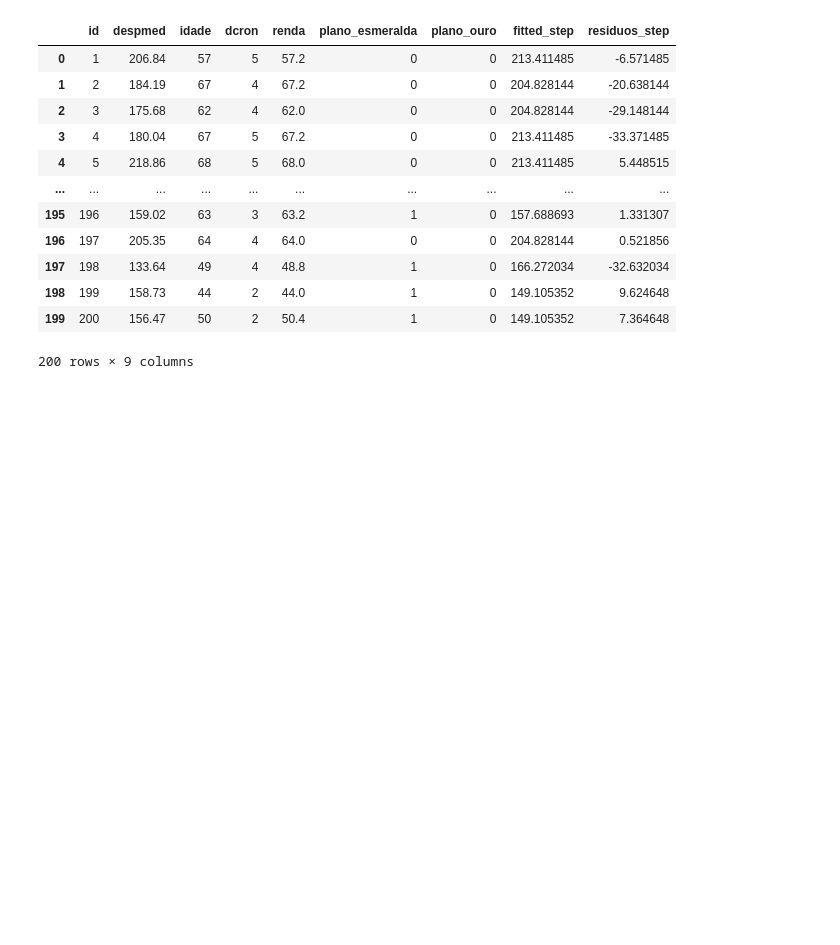
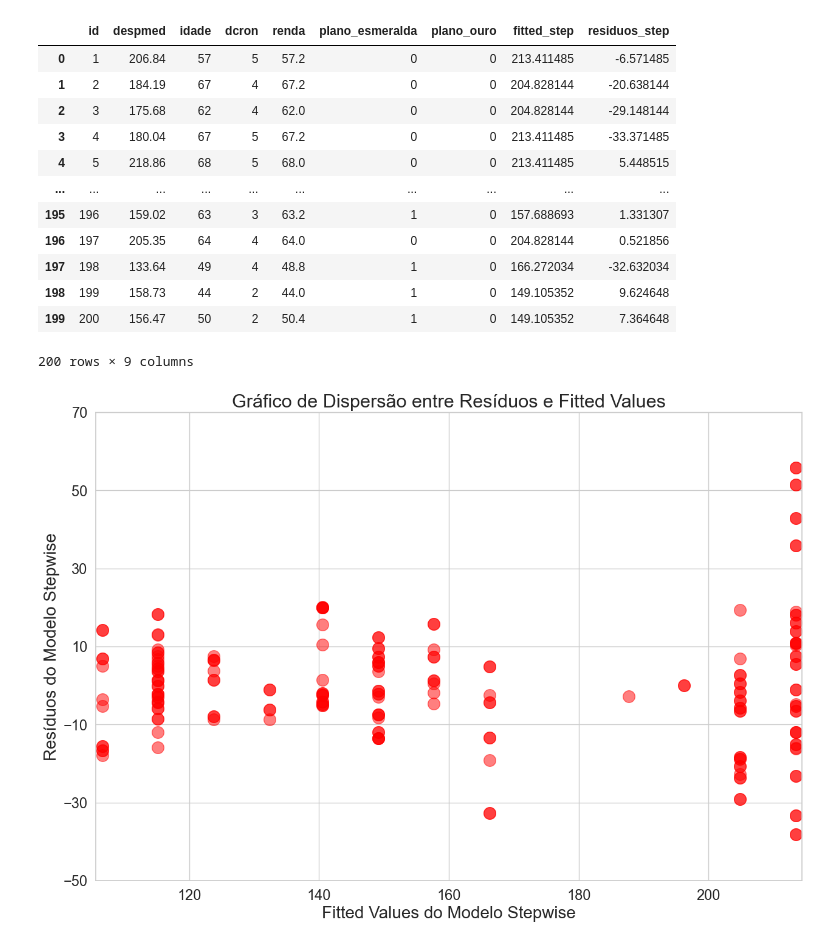
Before and after one commit to DavideDaSilva/Data-Science, a Jupyter notebook: Supervised Machine Learning/Análise de Regressao Simples e Multipla/Regressao Nao Linear Multipla Com Dummies - Plano de Saude/PlanoDeSaude.ipynb, the cells around one changed output. Cells and saved outputs as stored; diff of their text form; code cells hidden in the pictures; blank space fills up the shorter version.

Commit message:
#11-Gráfico que relaciona resíduos e fitted values do 'modelo_step_planosaude'

```diff
--- a/Supervised Machine Learning/Análise de Regressao Simples e Multipla/Regressao Nao Linear Multipla Com Dummies - Plano de Saude/PlanoDeSaude.ipynb
+++ b/Supervised Machine Learning/Análise de Regressao Simples e Multipla/Regressao Nao Linear Multipla Com Dummies - Plano de Saude/PlanoDeSaude.ipynb
@@ -341,3 +341,21 @@ df_planosaude_dummies
 | 198 | 199 | 158.73 | 44 | 2 | 44.0 | 1 | 0 | 149.105352 | 9.624648 |
 | 199 | 200 | 156.47 | 50 | 2 | 50.4 | 1 | 0 | 149.105352 | 7.364648 |
 200 rows × 9 columns
+# %%
+# Gráfico que relaciona resíduos e fitted values do 'modelo_step_planosaude'
+
+plt.figure(figsize=(15,10))
+sns.regplot(x='fitted_step', y='residuos_step', data=df_planosaude_dummies,
+            marker='o', fit_reg=False,
+            scatter_kws={"color":'red', 'alpha':0.5, 's':200})
+plt.title('Gráfico de Dispersão entre Resíduos e Fitted Values', fontsize=22)
+plt.xlabel('Fitted Values do Modelo Stepwise', fontsize=20)
+plt.ylabel('Resíduos do Modelo Stepwise', fontsize=20)
+plt.xticks(fontsize=17)
+plt.yticks(np.arange(-50, 71, 20), fontsize=17)
+x_min = df_planosaude_dummies['fitted_step'].min()-1
+x_max = df_planosaude_dummies['fitted_step'].max()+1
+plt.xlim(x_min, x_max)
+plt.show()
+# %% [output]
+[figure, added]
```
Also changed, not shown: parts of 1 cell of this notebook.
